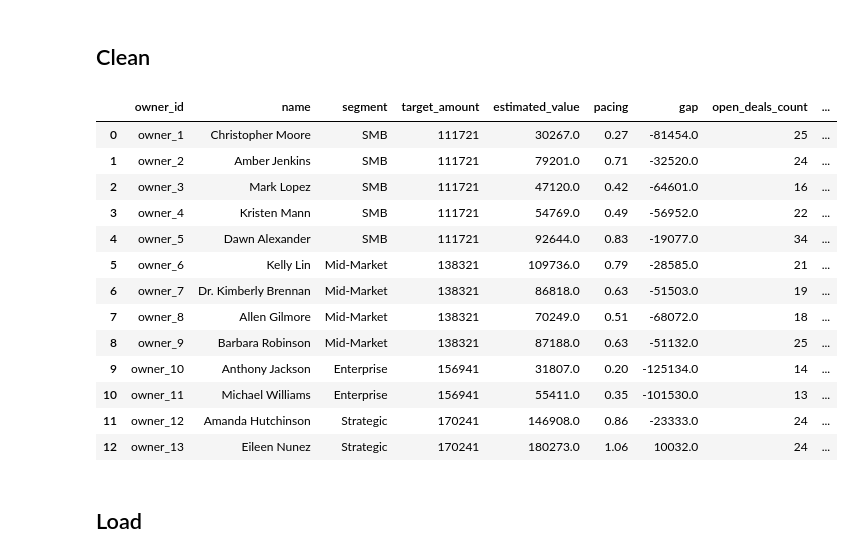
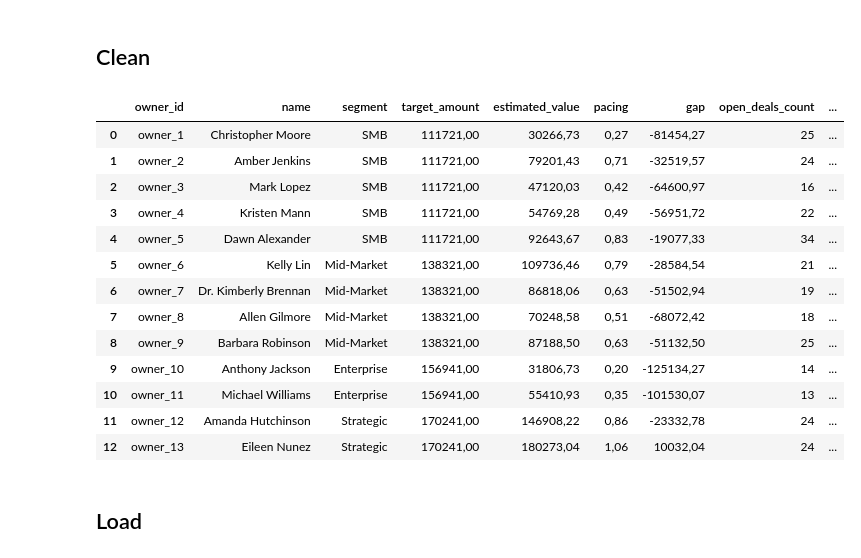
Before and after one commit to JoaoPGOS/leanlayer-study-case, a Jupyter notebook: etl.ipynb, the cells around one changed output. Drawn from its saved outputs; the diff is of its cells as text; code cells hidden in the pictures.

```diff
--- a/etl.ipynb
+++ b/etl.ipynb
@@ -203,10 +201,11 @@ full_deals_df = compute_stage_metrics(deals_snapshot_df, stall_days_threshold=30
 stalled_result_df = get_stalled_result_df(deals_snapshot_df, stall_days_threshold=30)
 
 print(stalled_result_df.head())
-full_deals_df["lost_deals_q1"] = full_deals_df["deal_id"].isin(lost_deals_df["deal_id"]).astype(int)
+full_deals_df["lost_deals_q1"] = full_deals_df["deal_id"].isin(lost_deals_df["deal_id"]).map({True: "Yes", False: "No"})
+
 
 print(full_deals_df.loc[
-          (full_deals_df["lost_deals_q1"] == 1)
+          (full_deals_df["lost_deals_q1"] == "Yes")
       ])
 # %% [output]
        deal_id          stage  days_in_stage  owner_id forecast_category  \
@@ -369,28 +368,43 @@ pacing_df
 # %%
 full_deals_df = full_deals_df.merge(
     pacing_df[["owner_id", "name"]],
     on="owner_id",
     how="left"
 )
 
-pacing_df[["estimated_value", "gap", "target_amount"]] = pacing_df[["estimated_value", "gap", "target_amount"]].round(0)
+stage_order = {
+    "Prospecting": "a",
+    "Qualification": "b",
+    "Proposal": "c",
+    "Negotiation": "d",
+    "Closed Won": "e",
+    "Closed Lost": "f"
+}
 
+full_deals_df["order"] = full_deals_df["stage"].map(stage_order)
+
+
+pacing_df[["estimated_value", "gap", "target_amount", "pacing"]] = pacing_df[["estimated_value", "gap", "target_amount", "pacing"]].round(2).astype(float)
+
+cols_to_format = ["pacing", "target_amount", "estimated_value", "gap"]
+for col in cols_to_format:
+    pacing_df[col] = pacing_df[col].apply(lambda x: f"{x:.2f}".replace(".", ",") if isinstance(x, float) else x)
 pacing_df
 # %% [output]
 |  | owner_id | name | segment | target_amount | estimated_value | pacing | gap | open_deals_count | ... |
-| 0 | owner_1 | Christopher Moore | SMB | 111721 | 30267.0 | 0.27 | -81454.0 | 25 | ... |
-| 1 | owner_2 | Amber Jenkins | SMB | 111721 | 79201.0 | 0.71 | -32520.0 | 24 | ... |
-| 2 | owner_3 | Mark Lopez | SMB | 111721 | 47120.0 | 0.42 | -64601.0 | 16 | ... |
-| 3 | owner_4 | Kristen Mann | SMB | 111721 | 54769.0 | 0.49 | -56952.0 | 22 | ... |
-| 4 | owner_5 | Dawn Alexander | SMB | 111721 | 92644.0 | 0.83 | -19077.0 | 34 | ... |
-| 5 | owner_6 | Kelly Lin | Mid-Market | 138321 | 109736.0 | 0.79 | -28585.0 | 21 | ... |
-| 6 | owner_7 | Dr. Kimberly Brennan | Mid-Market | 138321 | 86818.0 | 0.63 | -51503.0 | 19 | ... |
-| 7 | owner_8 | Allen Gilmore | Mid-Market | 138321 | 70249.0 | 0.51 | -68072.0 | 18 | ... |
-| 8 | owner_9 | Barbara Robinson | Mid-Market | 138321 | 87188.0 | 0.63 | -51132.0 | 25 | ... |
-| 9 | owner_10 | Anthony Jackson | Enterprise | 156941 | 31807.0 | 0.20 | -125134.0 | 14 | ... |
-| 10 | owner_11 | Michael Williams | Enterprise | 156941 | 55411.0 | 0.35 | -101530.0 | 13 | ... |
-| 11 | owner_12 | Amanda Hutchinson | Strategic | 170241 | 146908.0 | 0.86 | -23333.0 | 24 | ... |
-| 12 | owner_13 | Eileen Nunez | Strategic | 170241 | 180273.0 | 1.06 | 10032.0 | 24 | ... |
+| 0 | owner_1 | Christopher Moore | SMB | 111721,00 | 30266,73 | 0,27 | -81454,27 | 25 | ... |
+| 1 | owner_2 | Amber Jenkins | SMB | 111721,00 | 79201,43 | 0,71 | -32519,57 | 24 | ... |
+| 2 | owner_3 | Mark Lopez | SMB | 111721,00 | 47120,03 | 0,42 | -64600,97 | 16 | ... |
+| 3 | owner_4 | Kristen Mann | SMB | 111721,00 | 54769,28 | 0,49 | -56951,72 | 22 | ... |
+| 4 | owner_5 | Dawn Alexander | SMB | 111721,00 | 92643,67 | 0,83 | -19077,33 | 34 | ... |
+| 5 | owner_6 | Kelly Lin | Mid-Market | 138321,00 | 109736,46 | 0,79 | -28584,54 | 21 | ... |
+| 6 | owner_7 | Dr. Kimberly Brennan | Mid-Market | 138321,00 | 86818,06 | 0,63 | -51502,94 | 19 | ... |
+| 7 | owner_8 | Allen Gilmore | Mid-Market | 138321,00 | 70248,58 | 0,51 | -68072,42 | 18 | ... |
+| 8 | owner_9 | Barbara Robinson | Mid-Market | 138321,00 | 87188,50 | 0,63 | -51132,50 | 25 | ... |
+| 9 | owner_10 | Anthony Jackson | Enterprise | 156941,00 | 31806,73 | 0,20 | -125134,27 | 14 | ... |
+| 10 | owner_11 | Michael Williams | Enterprise | 156941,00 | 55410,93 | 0,35 | -101530,07 | 13 | ... |
+| 11 | owner_12 | Amanda Hutchinson | Strategic | 170241,00 | 146908,22 | 0,86 | -23332,78 | 24 | ... |
+| 12 | owner_13 | Eileen Nunez | Strategic | 170241,00 | 180273,04 | 1,06 | 10032,04 | 24 | ... |
 # %% [markdown]
 ## Load
 # %%
```
Also changed, not shown: parts of 2 cells of this notebook, 2 other files.
